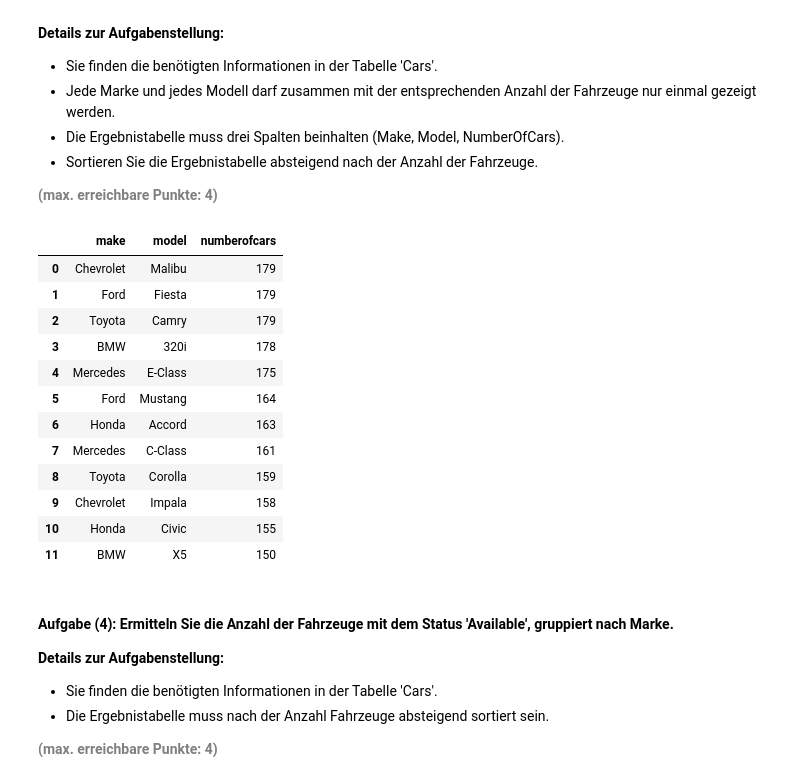
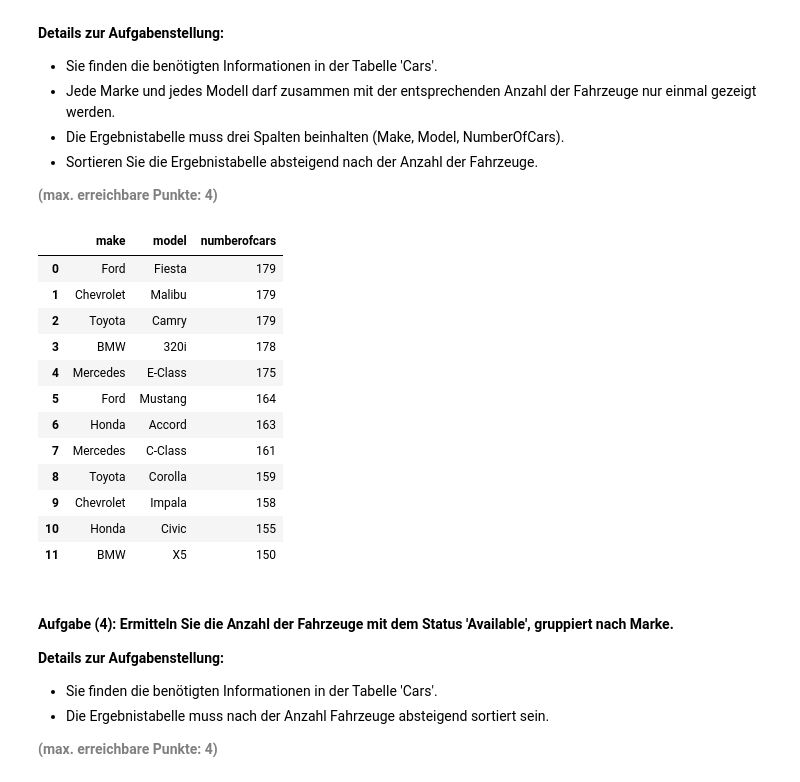
Before and after one commit to zempcol1/python_postgresql_pgadmin, a Jupyter notebook: HS24 EXAM/AP01_Mgmt_Nutzung_Relationale_Daten.ipynb, the cells around one changed output. Saved outputs shown, nothing was run; the diff lists cells and outputs as text; code cells hidden in the pictures.

```diff
--- a/HS24 EXAM/AP01_Mgmt_Nutzung_Relationale_Daten.ipynb
+++ b/HS24 EXAM/AP01_Mgmt_Nutzung_Relationale_Daten.ipynb
@@ -260,24 +257,23 @@ df_sub
 # %%
 # Engine für Datenbankverbindung erstellen
 engine = create_engine(db_connection_url)
 
-
 # Abfrage erstellen und in DataFrame speichern
-df_sub = pd.read_sql_query('''SELECT DISTINCT Make, Model, COUNT(carid) AS NumberOfCars
+df_sub = pd.read_sql_query('''SELECT make, model, COUNT(index) AS numberofcars
                             FROM cars
                             GROUP BY make, model
-                            ORDER BY numberofcars DESC;''',
+                            ORDER BY numberofcars DESC ''',
                           con=engine)
 
 # Datenbankverbindung trennen
 engine.dispose()
 
 # Ergebnis anzeigen (Dataframe -Auschnitt genügt- mit Ergebnis der Abfrage)
 df_sub
 # %% [output]
 |  | make | model | numberofcars |
-| 0 | Chevrolet | Malibu | 179 |
-| 1 | Ford | Fiesta | 179 |
+| 0 | Ford | Fiesta | 179 |
+| 1 | Chevrolet | Malibu | 179 |
 | 2 | Toyota | Camry | 179 |
 | 3 | BMW | 320i | 178 |
 | 4 | Mercedes | E-Class | 175 |
```
Also changed, not shown: parts of 11 cells of this notebook, 1 other file.
